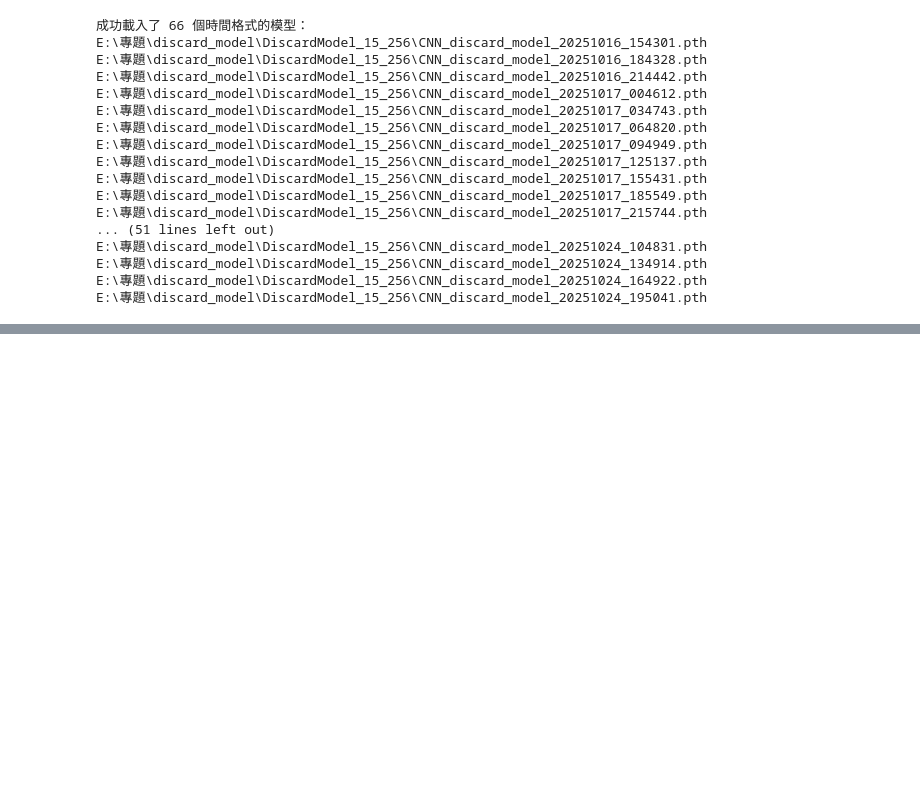
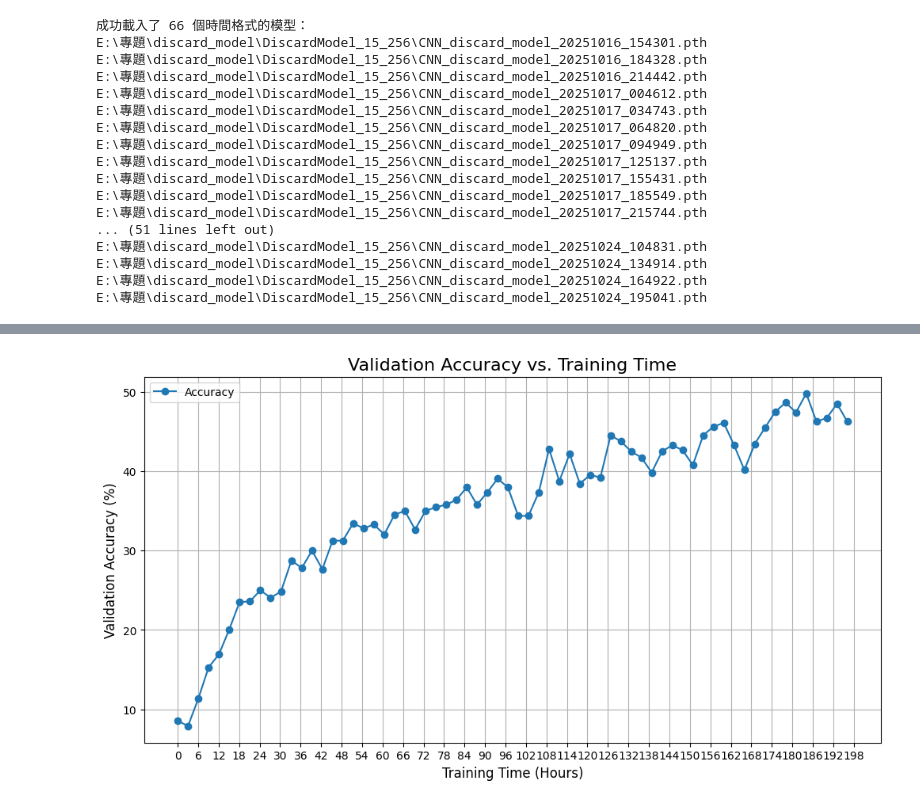
Before and after one commit to dkdoeoeo/senior-project, a Jupyter notebook: evaluate_code/evaluate_discard_15_256.ipynb, the cells around one changed output, grey strips where cells are left out. Saved outputs shown, nothing was run; the diff lists cells and outputs as text; code cells hidden in the pictures; blank space fills up the shorter version.

```diff
--- a/evaluate_code/evaluate_discard_15_256.ipynb
+++ b/evaluate_code/evaluate_discard_15_256.ipynb
@@ -376,0 +447,93 @@ NameError: name 'all_models_final_results' is not defined
+# %%
+import matplotlib.pyplot as plt
+from datetime import datetime
+import re
+import pandas as pd # 確保 import
+
+# (假設你上一個 cell 排序後的變數名稱是 results_df_sorted_by_time)
+# (如果不是，請修改下面的變數名稱)
+
+print("--- 📈 正在準備繪圖資料... ---")
+
+# --- 1. 準備繪圖用的 X 軸和 Y 軸資料 ---
+
+# 定義用來抓取時間的規則
+time_pattern = re.compile(r'CNN_discard_model_(\d{8})_(\d{6})\.pth$')
+
+relative_hours = [] # X 軸：相對訓練時數
+accuracies = []     # Y 軸 1：準確率
+losses = []         # Y 軸 2：損失
+
+# 檢查 DataFrame 是否為空
+if results_df_sorted_by_time.empty:
+    print("!! 錯誤: DataFrame 是空的，無法繪圖。")
+else:
+    # 2. 找出基準時間 (第一個模型的時間)
+    try:
+        first_model_name = results_df_sorted_by_time.index[0]
+        match = time_pattern.search(first_model_name)
+        timestamp_str = match.group(1) + match.group(2)
+        start_datetime = datetime.strptime(timestamp_str, '%Y%m%d%H%M%S')
+        print(f"基準時間 (0 小時): {first_model_name}")
+    except Exception as e:
+        print(f"!! 錯誤: 解析第一個模型名稱時出錯: {e}")
+        # 如果出錯，就無法繼續
+        start_datetime = None
+
+    if start_datetime:
+        # 3. 遍歷排序好的 DataFrame，計算相對時數
+        for model_name, row in results_df_sorted_by_time.iterrows():
+            acc = row['accuracy']
+            loss = row['loss']
+
+            match = time_pattern.search(str(model_name))
+            if match:
+                # 解析目前模型的時間
+                timestamp_str = match.group(1) + match.group(2)
+                current_datetime = datetime.strptime(timestamp_str, '%Y%m%d%H%M%S')
+
+                # 計算與第一個模型的時間差
+                time_delta = current_datetime - start_datetime
+
+                # 將時間差轉換為小時
+                hours = time_delta.total_seconds() / 3600.0
+
+                relative_hours.append(hours)
+                accuracies.append(acc)
+                losses.append(loss)
+            else:
+                print(f"檔名 {model_name} 格式不符，跳過。")
+
+        print("✅ 繪圖資料準備完畢。")
+
+        # --- 4. 繪製第一張圖：時間 vs 準確率 ---
+        print("\n--- 正在繪製 [準確率] 圖表... ---")
+        plt.figure(figsize=(12, 6)) # 圖表放大一點
+        plt.plot(relative_hours, accuracies, marker='o', linestyle='-', label='Accuracy')
+        plt.title('Validation Accuracy vs. Training Time', fontsize=16)
+        plt.xlabel('Training Time (Hours)', fontsize=12)
+        plt.ylabel('Validation Accuracy (%)', fontsize=12)
+        plt.grid(True)
+        plt.legend()
+
+        # 根據你的間隔 (3小時) 來設定 x 軸刻度
+        max_hours = max(relative_hours) if relative_hours else 1
+        # 每 3 小時一個刻度，如果超過 24 小時，改為 6 小時
+        tick_spacing = 3 if max_hours <= 24 else 6
+        plt.xticks(range(0, int(max_hours) + tick_spacing, tick_spacing))
+        plt.show()
+
+        # --- 5. 繪製第二張圖：時間 vs 損失 ---
+        print("\n--- 正在繪製 [Loss] 圖表... ---")
+        plt.figure(figsize=(12, 6))
+        plt.plot(relative_hours, losses, marker='o', linestyle='-', color='r', label='Loss')
+        plt.title('Validation Loss vs. Training Time', fontsize=16)
+        plt.xlabel('Training Time (Hours)', fontsize=12)
+        plt.ylabel('Average Validation Loss', fontsize=12)
+        plt.grid(True)
+        plt.legend()
+        plt.xticks(range(0, int(max_hours) + tick_spacing, tick_spacing))
+        plt.show()
+
+        print("\n--- ✅ 繪圖全部完成 ---")
+# %% [output]
@@ -376,0 +545 @@ NameError: name 'all_models_final_results' is not defined
+[figure, added]
```
Also changed, not shown: parts of 4 cells of this notebook, 10 other files.
